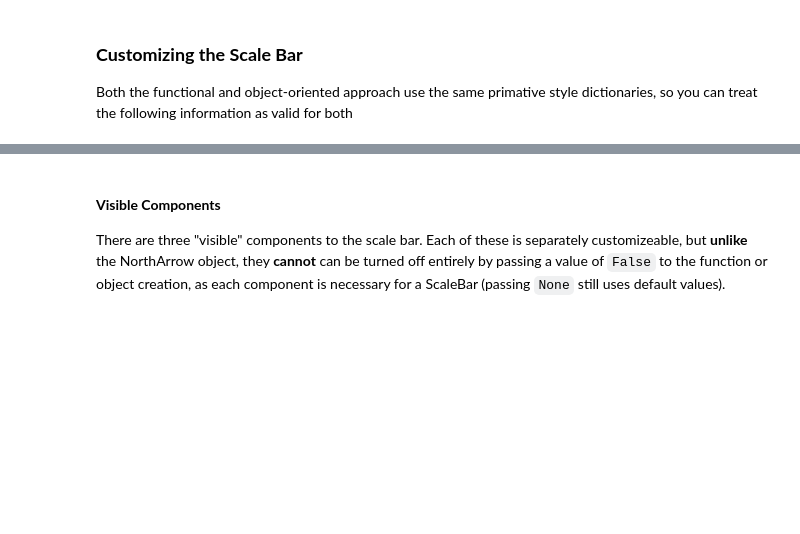
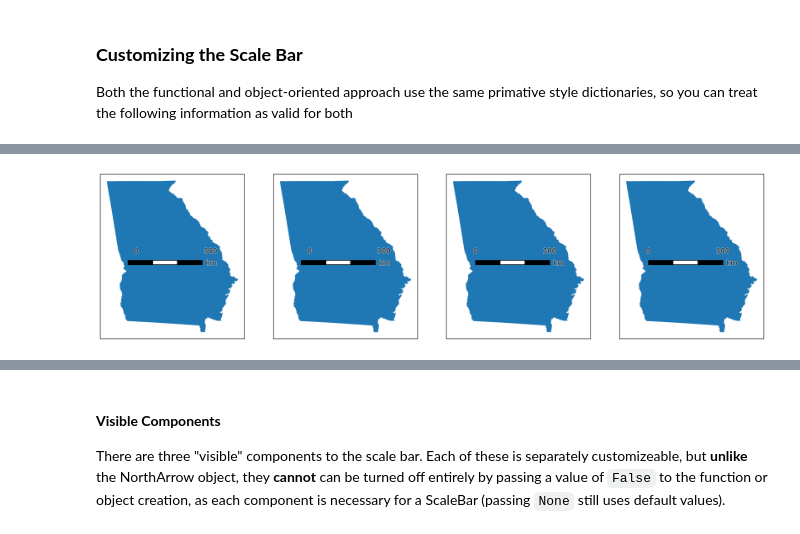
Before and after one commit to moss-xyz/matplotlib-map-utils, a Jupyter notebook: matplotlib_map_utils/docs/howto_scale_bar.ipynb, the cells around one changed output, grey strips where cells are left out. Cells and saved outputs as stored; diff of their text form; code cells hidden in the pictures; blank space fills up the shorter version.

```diff
--- a/matplotlib_map_utils/docs/howto_scale_bar.ipynb
+++ b/matplotlib_map_utils/docs/howto_scale_bar.ipynb
@@ -144,0 +169,17 @@ Both the functional and object-oriented approach use the same primative style di
+# %%
+# Creating three identical bars using the four different methods
+# Grid of location options
+# Note that the "center" options will feel slightly off: this is because the the center of the scale bar is of the entire artist, text included, not just the bar itself
+bar_lengths = [
+    {"length":0.5}, # this bar will be ~50% of the axis
+    {"length":2}, # this bar will be ~2.5 inches
+    {"max":300, "major_div":3}, # this bar will be 300 km (because EPSG:3857 is in meters)
+    {"major_mult":100, "major_div":3}, # this bar will be 300 km (100 * 3 = 300)
+]
+fig, axs = new_map(1,4, figsize=(20,5))
+for ax,l in zip(axs.flatten(), bar_lengths):
+    states.query(f"NAME=='Georgia'").plot(ax=ax)
+    ax.set_aspect(1, adjustable="datalim")
+    scale_bar(ax=ax, location="center", style="boxes", bar={"projection":3857,"minor_type":"none"} | l, labels={"style":"first_last"})
+# %% [output]
+[figure, added]
```
Also changed, not shown: parts of 18 cells of this notebook, 5 other files.
